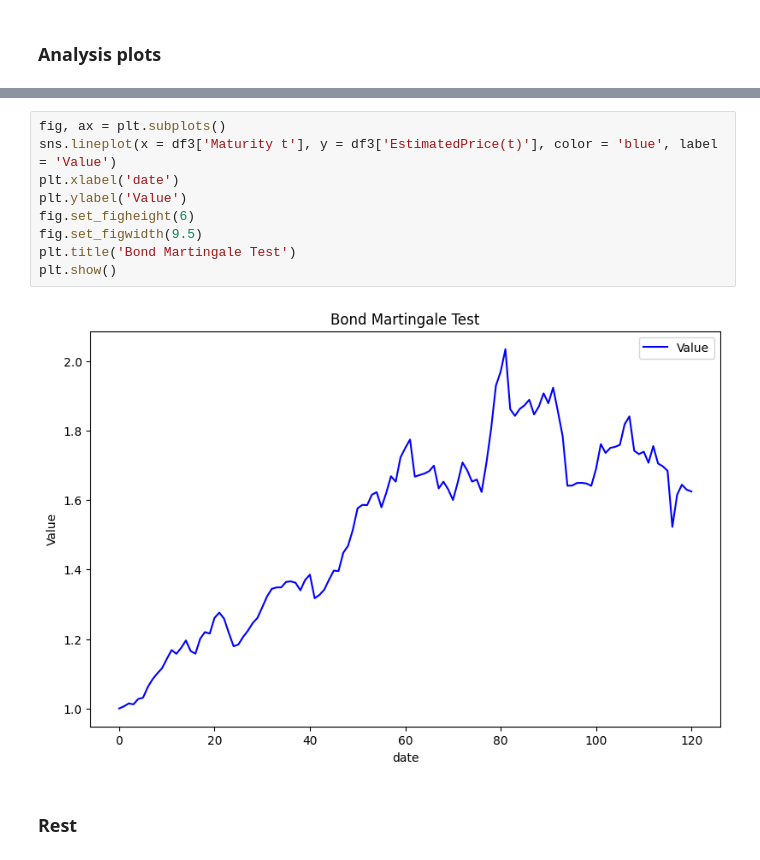
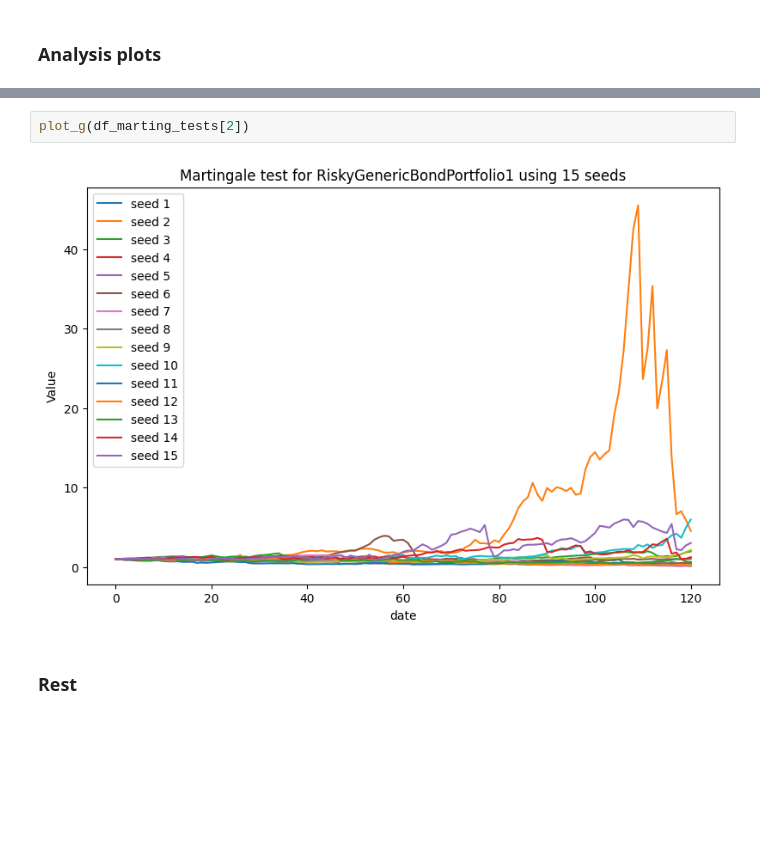
Before and after one commit to dmitrii12335/Martingale_test_project, a Jupyter notebook: Untitled.ipynb, the cells around one changed output, grey strips where cells are left out. Cells and saved outputs as stored; diff of their text form; blank space fills up the shorter version.

```diff
--- a/Untitled.ipynb
+++ b/Untitled.ipynb
@@ -278,14 +319,7 @@ plt.show()
-# %%
-fig, ax = plt.subplots()
-sns.lineplot(x = df3['Maturity t'], y = df3['EstimatedPrice(t)'], color = 'blue', label = 'Value')
-plt.xlabel('date')
-plt.ylabel('Value')
-fig.set_figheight(6)
-fig.set_figwidth(9.5)
-plt.title('Bond Martingale Test')
-plt.show()
-# %% [output]
-[figure, removed]
+# %%
+plot_g(df_marting_tests[2])
+# %% [output]
+[figure, added]
 # %% [markdown]
 ### Rest
 # %%
```
Also changed, not shown: parts of 28 cells of this notebook.
